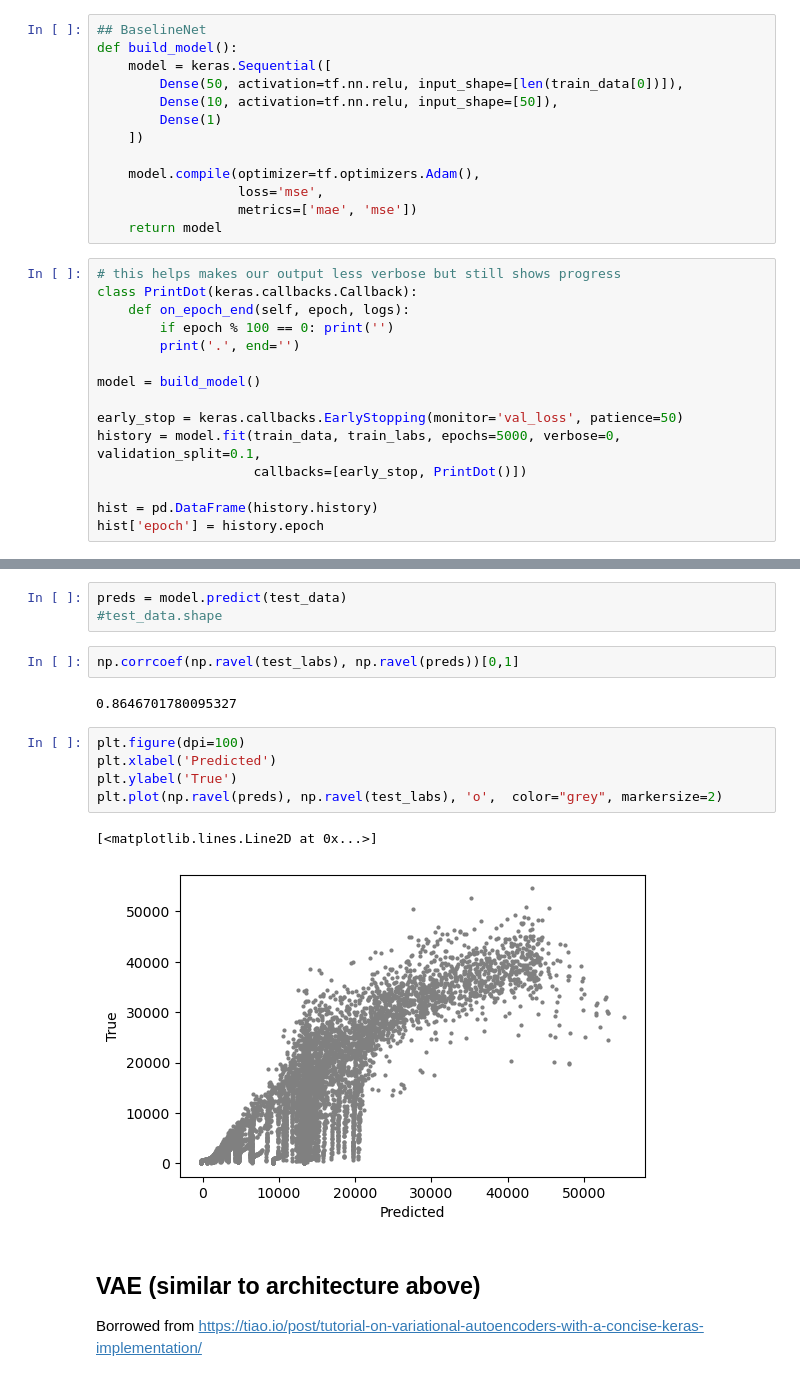
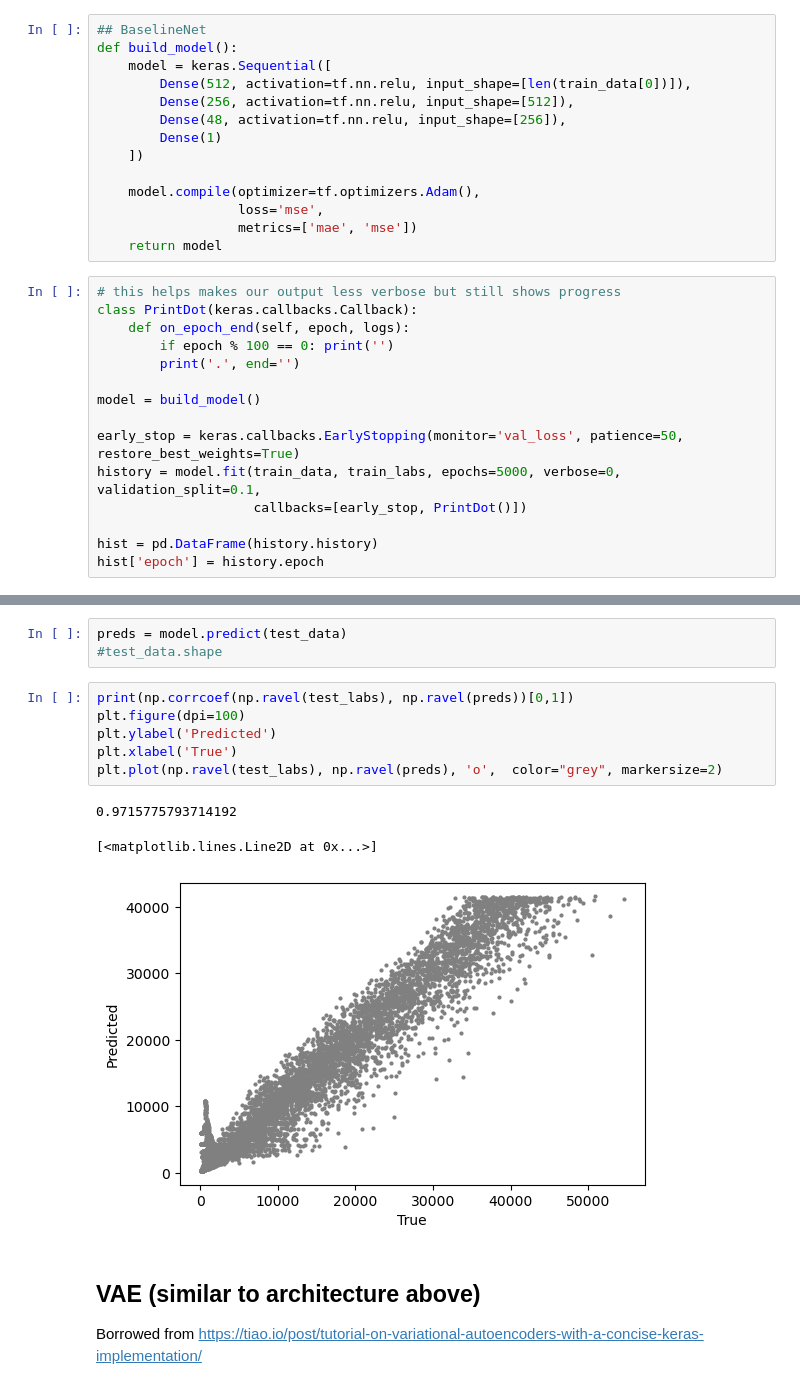
Before and after one commit to VivaswatS/selCoefEst, a Jupyter notebook: working_selCoefEst.ipynb, the cells around one changed output, grey strips where cells are left out. Cells and saved outputs as stored; diff of their text form.

```diff
--- a/working_selCoefEst.ipynb
+++ b/working_selCoefEst.ipynb
@@ -59,8 +59,9 @@ test_labs.shape
 ## BaselineNet
 def build_model():
     model = keras.Sequential([
-        Dense(50, activation=tf.nn.relu, input_shape=[len(train_data[0])]),
-        Dense(10, activation=tf.nn.relu, input_shape=[50]),
+        Dense(512, activation=tf.nn.relu, input_shape=[len(train_data[0])]),
+        Dense(256, activation=tf.nn.relu, input_shape=[512]),
+        Dense(48, activation=tf.nn.relu, input_shape=[256]),
         Dense(1)
     ])
 
@@ -77,7 +78,7 @@ class PrintDot(keras.callbacks.Callback):
 
 model = build_model()
 
-early_stop = keras.callbacks.EarlyStopping(monitor='val_loss', patience=50)
+early_stop = keras.callbacks.EarlyStopping(monitor='val_loss', patience=50, restore_best_weights=True)
 history = model.fit(train_data, train_labs, epochs=5000, verbose=0, validation_split=0.1,
                     callbacks=[early_stop, PrintDot()])
 
@@ -130,18 +131,16 @@ Root Mean Square Error on test set: 138.478
 # %%
 preds = model.predict(test_data)
 #test_data.shape
-# %%
-np.corrcoef(np.ravel(test_labs), np.ravel(preds))[0,1]
-# %% [output]
-0.8646701780095327
 # %%
+print(np.corrcoef(np.ravel(test_labs), np.ravel(preds))[0,1])
 plt.figure(dpi=100)
-plt.xlabel('Predicted')
-plt.ylabel('True')
-plt.plot(np.ravel(preds), np.ravel(test_labs), 'o',  color="grey", markersize=2)
+plt.ylabel('Predicted')
+plt.xlabel('True')
+plt.plot(np.ravel(test_labs), np.ravel(preds), 'o',  color="grey", markersize=2)
 # %% [output]
-[<matplotlib.lines.Line2D at 0x...>]
+0.9715775793714192
+[<matplotlib.lines.Line2D at 0x...>]
-[figure, old version]
+[figure, new version]
 # %% [markdown]
 ## VAE (similar to architecture above)
 
```
Also changed, not shown: parts of 11 cells of this notebook.
